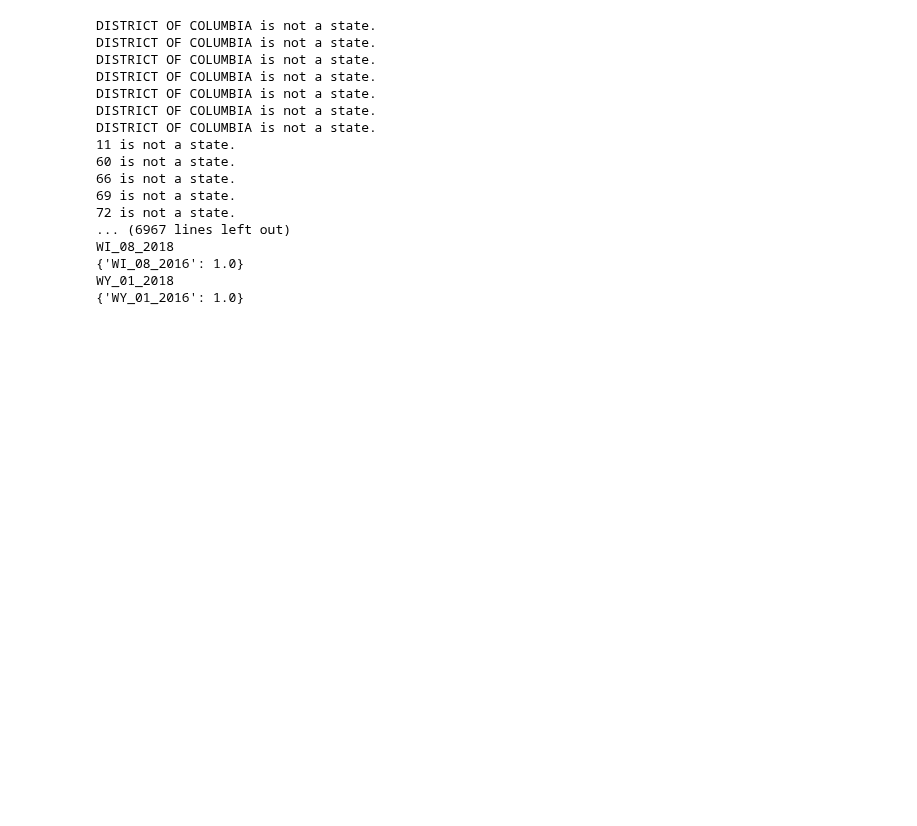
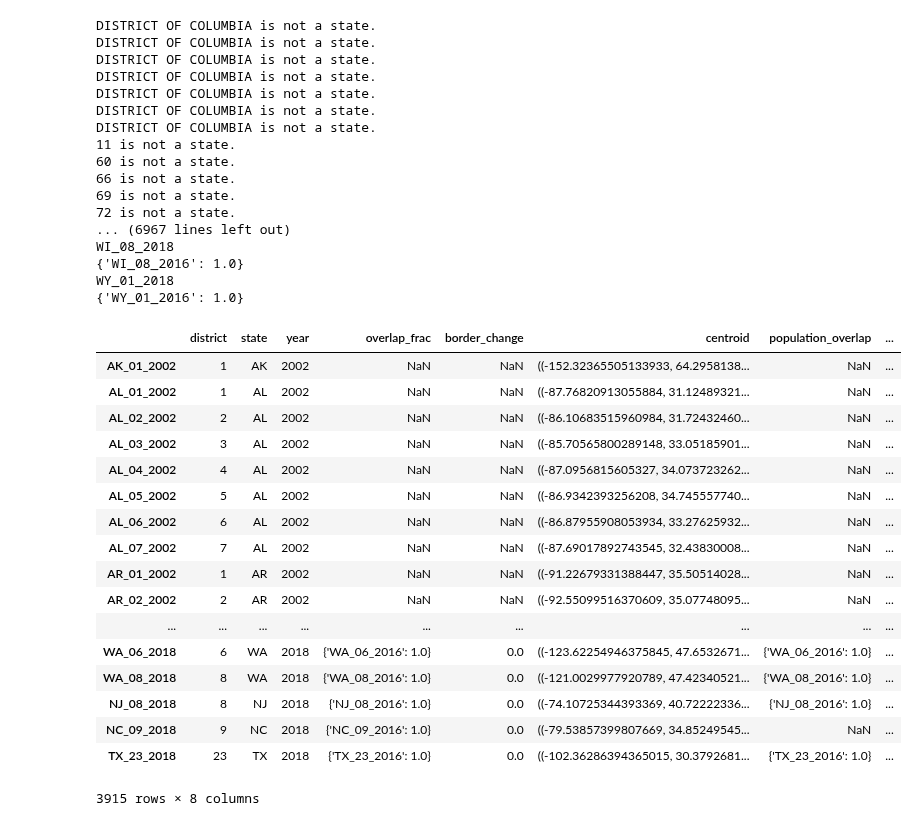
Before and after one commit to WildTangles/ac209a_project, a Jupyter notebook: district_shapefiles/overlap_area.ipynb, the cells around one changed output. Saved outputs shown, nothing was run; the diff lists cells and outputs as text; code cells hidden in the pictures; blank space fills up the shorter version.

Commit message:
got 2008 inverse pop in the all overlap data

```diff
--- a/district_shapefiles/overlap_area.ipynb
+++ b/district_shapefiles/overlap_area.ipynb
@@ -580,6 +580,33 @@ all_overlap_data_df['population_overlap'] = \
 all_overlap_data_df['inverse_population_overlap'] = \
     pickle.load(open('inv_pop_frac.p','rb'))['inverse_population_overlap']
 pickle.dump(all_overlap_data_df, open('all_overlap_data.p', 'wb'))
+# %%
+all_overlap_data_df = pickle.load(open('all_overlap_data.p', 'rb'))
+dfdf = pickle.load(open('inv_pop_frac_2010.p','rb'))
+# %%
+all_2008 = dfdf.loc[dfdf['year']==2008,'inverse_population_overlap']
+all_overlap_data_df.loc[all_2008.index,'inverse_population_overlap'] = all_2008
+# %%
+all_overlap_data_df['inverse_population_overlap']
+# %% [output]
+|  | district | state | year | overlap_frac | border_change | centroid | population_overlap | ... |
+| AK_01_2002 | 1 | AK | 2002 | NaN | NaN | ((-152.32365505133933, 64.2958138... | NaN | ... |
+| AL_01_2002 | 1 | AL | 2002 | NaN | NaN | ((-87.76820913055884, 31.12489321... | NaN | ... |
+| AL_02_2002 | 2 | AL | 2002 | NaN | NaN | ((-86.10683515960984, 31.72432460... | NaN | ... |
+| AL_03_2002 | 3 | AL | 2002 | NaN | NaN | ((-85.70565800289148, 33.05185901... | NaN | ... |
+| AL_04_2002 | 4 | AL | 2002 | NaN | NaN | ((-87.0956815605327, 34.073723262... | NaN | ... |
+| AL_05_2002 | 5 | AL | 2002 | NaN | NaN | ((-86.9342393256208, 34.745557740... | NaN | ... |
+| AL_06_2002 | 6 | AL | 2002 | NaN | NaN | ((-86.87955908053934, 33.27625932... | NaN | ... |
+| AL_07_2002 | 7 | AL | 2002 | NaN | NaN | ((-87.69017892743545, 32.43830008... | NaN | ... |
+| AR_01_2002 | 1 | AR | 2002 | NaN | NaN | ((-91.22679331388447, 35.50514028... | NaN | ... |
+| AR_02_2002 | 2 | AR | 2002 | NaN | NaN | ((-92.55099516370609, 35.07748095... | NaN | ... |
+| ... | ... | ... | ... | ... | ... | ... | ... | ... |
+| WA_06_2018 | 6 | WA | 2018 | {'WA_06_2016': 1.0} | 0.0 | ((-123.62254946375845, 47.6532671... | {'WA_06_2016': 1.0} | ... |
+| WA_08_2018 | 8 | WA | 2018 | {'WA_08_2016': 1.0} | 0.0 | ((-121.0029977920789, 47.42340521... | {'WA_08_2016': 1.0} | ... |
+| NJ_08_2018 | 8 | NJ | 2018 | {'NJ_08_2016': 1.0} | 0.0 | ((-74.10725344393369, 40.72222336... | {'NJ_08_2016': 1.0} | ... |
+| NC_09_2018 | 9 | NC | 2018 | {'NC_09_2016': 1.0} | 0.0 | ((-79.53857399807669, 34.85249545... | NaN | ... |
+| TX_23_2018 | 23 | TX | 2018 | {'TX_23_2016': 1.0} | 0.0 | ((-102.36286394365015, 30.3792681... | {'TX_23_2016': 1.0} | ... |
+3915 rows × 8 columns
 # %%
 # find if a district has changed between last year and this year
 def check_if_districts_changed(this_year, district_df, threshold_for_change=0.1):
```
Also changed, not shown: parts of 1 cell of this notebook, 1 other file.
